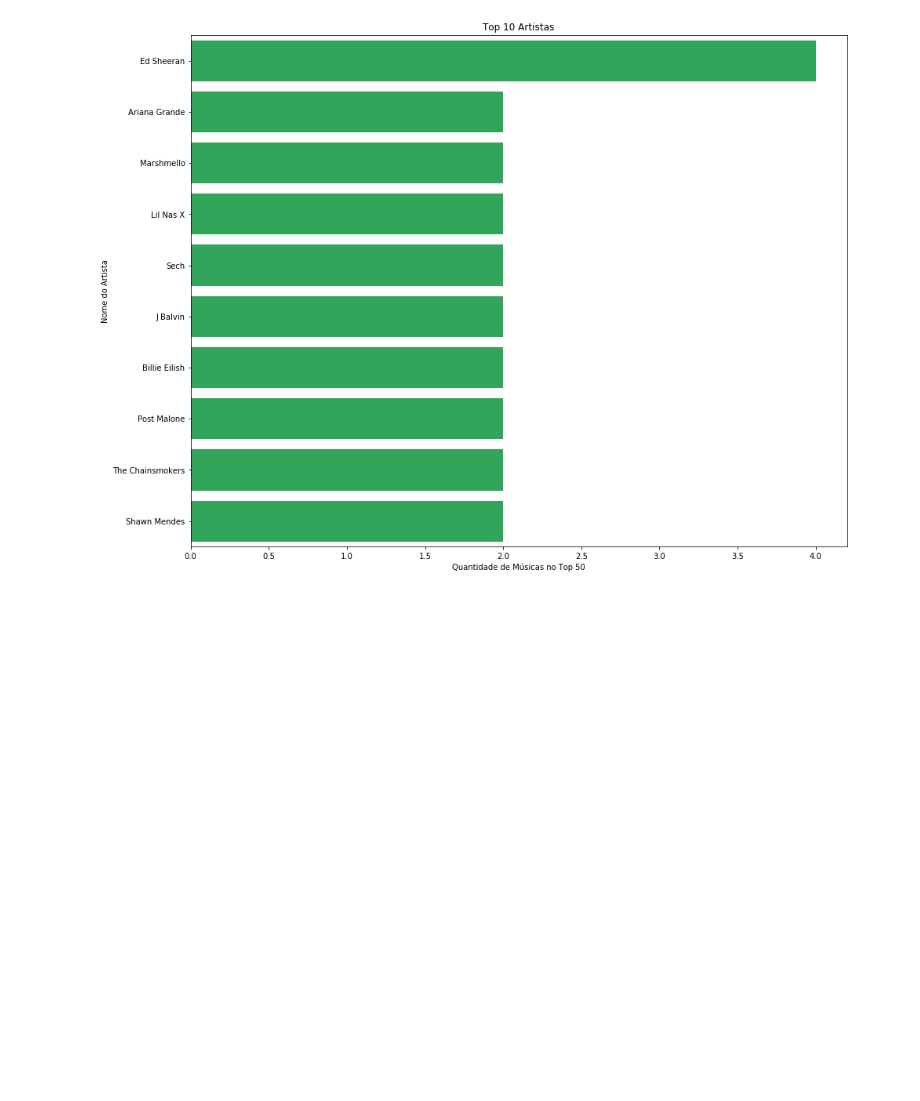
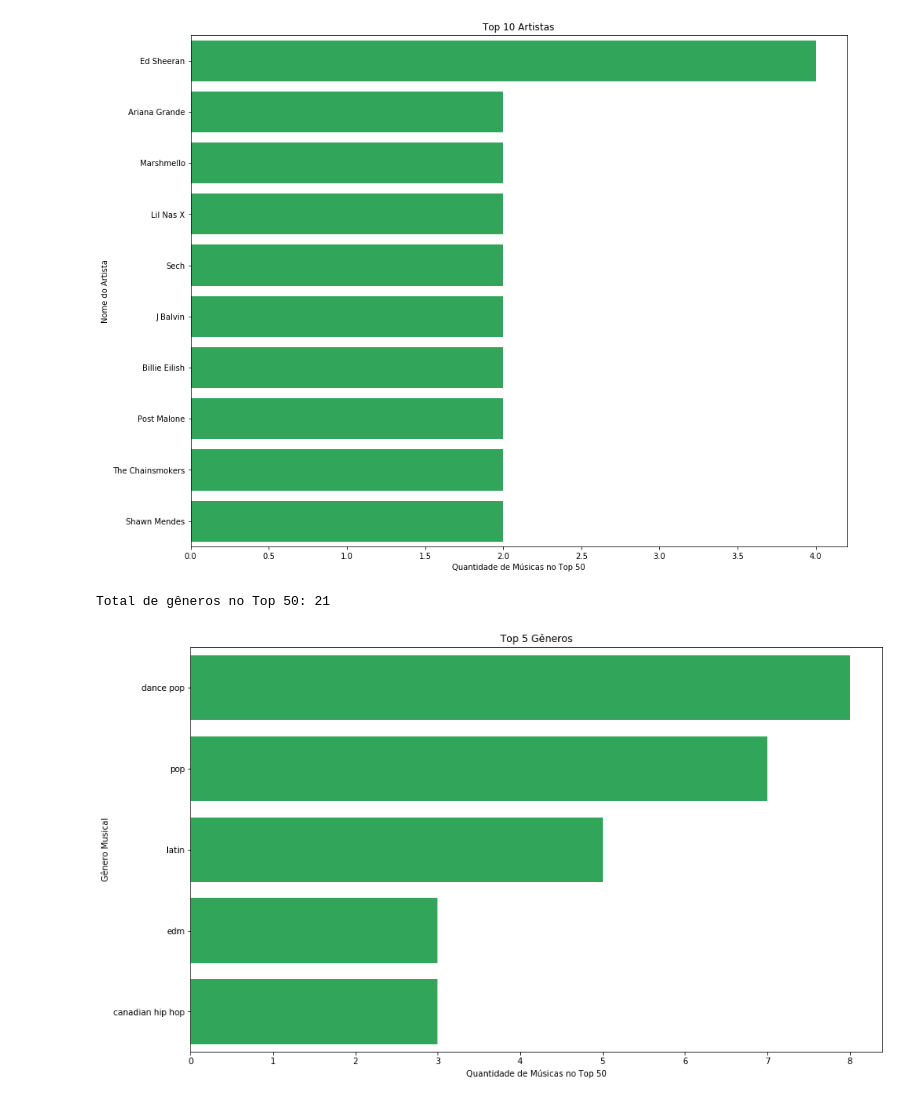
Before and after one commit to raquelcreis/spotifyTop50-2019, a Jupyter notebook: notebook.ipynb, the cells around one changed output. Saved outputs shown, nothing was run; the diff lists cells and outputs as text; code cells hidden in the pictures; blank space fills up the shorter version.

Commit message:
top 5 genre

```diff
--- a/notebook.ipynb
+++ b/notebook.ipynb
@@ -84,3 +81,18 @@ plt.ylabel('Nome do Artista')
 plt.show()
 # %% [output]
 [figure]
+# %%
+print("Total de gêneros no Top 50:",df.genre.nunique())
+# %% [output]
+Total de gêneros no Top 50: 21
+# %%
+plt.figure(figsize=(15,9))
+ax = sns.countplot(y="genre",data=df,color='#1DB954',
+                   order = df['genre'].value_counts().index[:5])
+ax.grid(False)
+plt.title("Top 5 Gêneros")
+plt.xlabel('Quantidade de Músicas no Top 50')
+plt.ylabel('Gênero Musical')
+plt.show()
+# %% [output]
+[figure, added]
```
Also changed, not shown: parts of 2 cells of this notebook.
